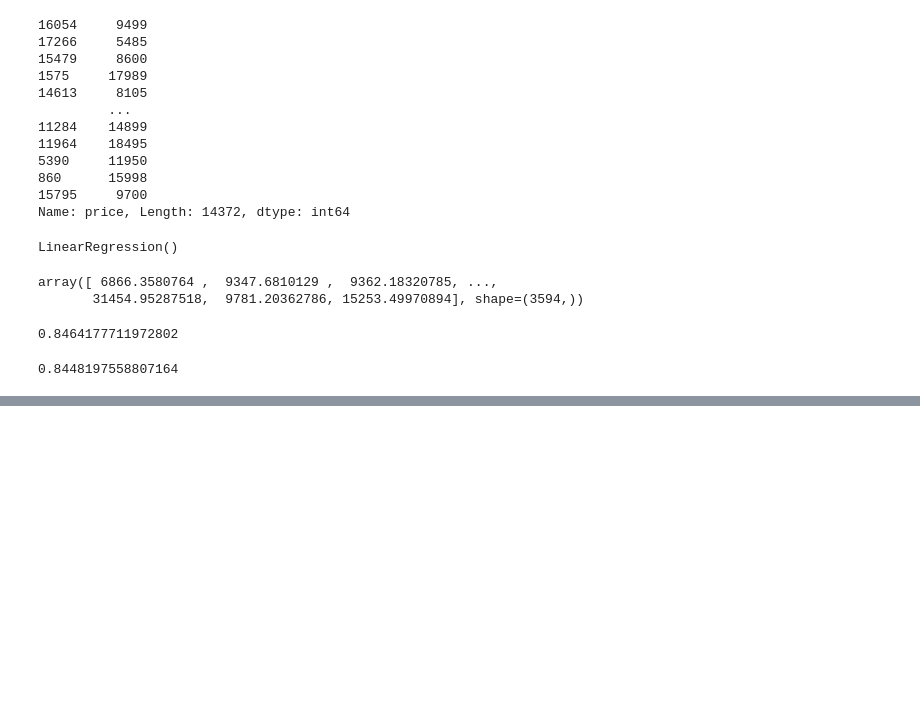
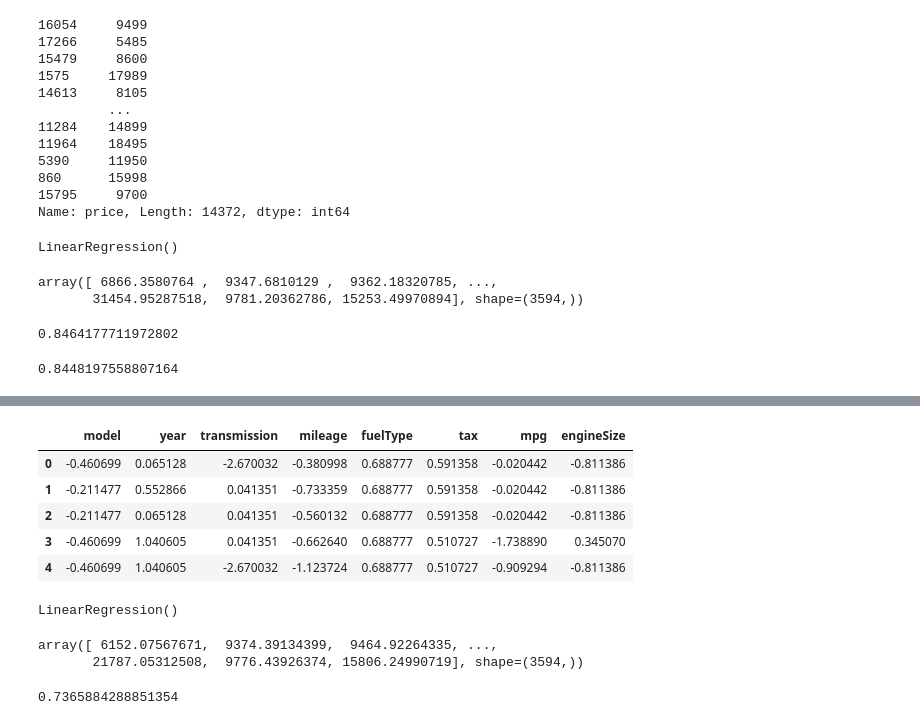
Before and after one commit to subhajit404/Car-Price-Prediction, a Jupyter notebook: main.ipynb, the cells around one changed output, grey strips where cells are left out. Saved outputs shown, nothing was run; the diff lists cells and outputs as text; code cells hidden in the pictures; blank space fills up the shorter version.

```diff
--- a/main.ipynb
+++ b/main.ipynb
@@ -346,0 +392,9 @@ print(adjested_r2)
+# %%
+Xlable.head()
+# %% [output]
+|  | model | year | transmission | mileage | fuelType | tax | mpg | engineSize |
+| 0 | -0.460699 | 0.065128 | -2.670032 | -0.380998 | 0.688777 | 0.591358 | -0.020442 | -0.811386 |
+| 1 | -0.211477 | 0.552866 | 0.041351 | -0.733359 | 0.688777 | 0.591358 | -0.020442 | -0.811386 |
+| 2 | -0.211477 | 0.065128 | 0.041351 | -0.560132 | 0.688777 | 0.591358 | -0.020442 | -0.811386 |
+| 3 | -0.460699 | 1.040605 | 0.041351 | -0.662640 | 0.688777 | 0.510727 | -1.738890 | 0.345070 |
+| 4 | -0.460699 | 1.040605 | -2.670032 | -1.123724 | 0.688777 | 0.510727 | -0.909294 | -0.811386 |
@@ -346,0 +403,6 @@ print(adjested_r2)
+# %%
+
+Label_lg_model = LinearRegression()
+Label_lg_model.fit(X_label_train,y_train)
+# %% [output]
+LinearRegression()
@@ -346,0 +411,10 @@ print(adjested_r2)
+# %%
+Y_label_predict
+# %% [output]
+array([ 6152.07567671,  9374.39134399,  9464.92264335, ...,
+       21787.05312508,  9776.43926374, 15806.24990719], shape=(3594,))
+# %%
+r2 = r2_score(y_test,Y_label_predict)
+r2
+# %% [output]
+0.7365884288851354
```
Also changed, not shown: parts of 10 cells of this notebook.
